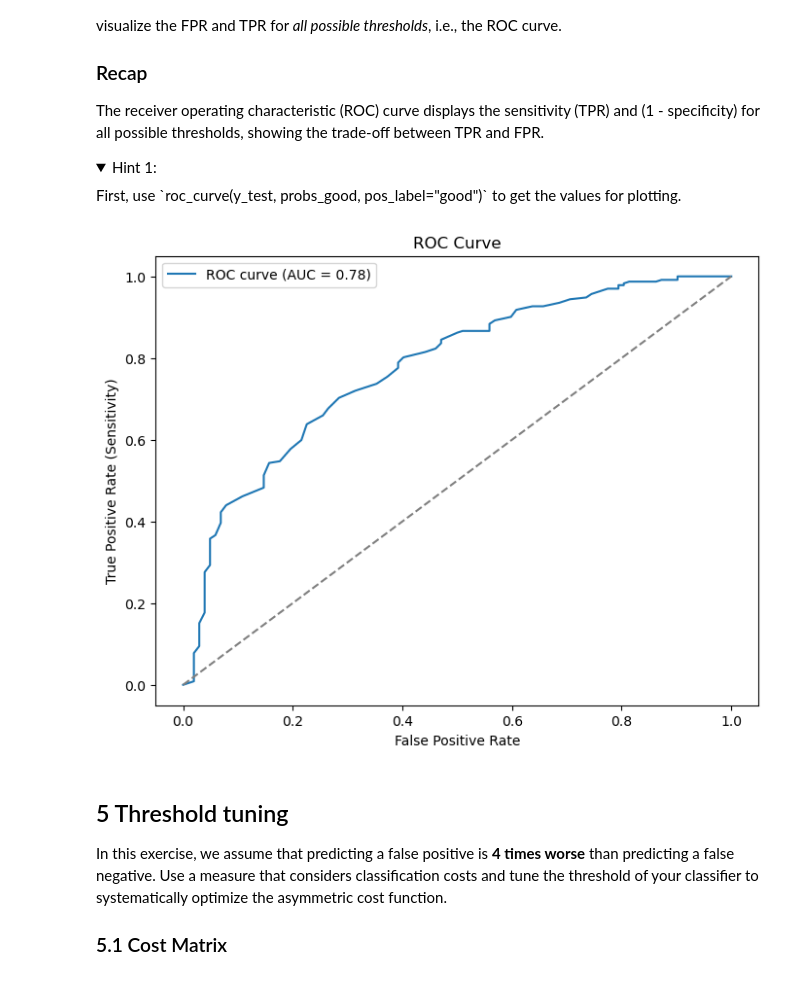
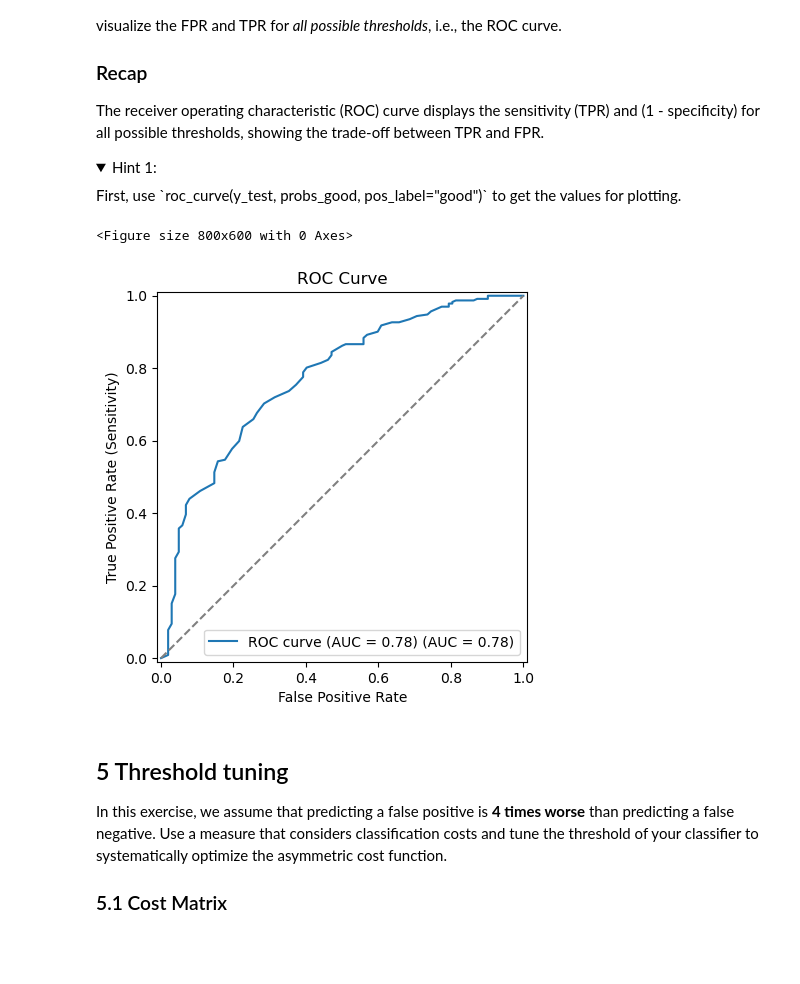
Before and after one commit to slds-lmu/lecture_appml, a Jupyter notebook: exercises/07_imbalancy_correction/07_1_roc_analysis_threshold_tuning_py.ipynb, the cells around one changed output. Drawn from its saved outputs; the diff is of its cells as text; code cells hidden in the pictures; folded sections open; blank space fills up the shorter version.

```diff
--- a/exercises/07_imbalancy_correction/07_1_roc_analysis_threshold_tuning_py.ipynb
+++ b/exercises/07_imbalancy_correction/07_1_roc_analysis_threshold_tuning_py.ipynb
@@ -188,24 +195,27 @@ First, use `roc_curve(y_test, probs_good, pos_label="good")` to get the values f
 # %%
 #===SOLUTION===
 
 import matplotlib.pyplot as plt
-from sklearn.metrics import roc_curve, roc_auc_score
-
-fpr, tpr, thresholds = roc_curve(y_test, probs_good, pos_label="good")
+from sklearn.metrics import roc_curve, roc_auc_score, RocCurveDisplay
 
 y_test_binary = (y_test == "good").astype(int)
 roc_auc = roc_auc_score(y_test_binary, probs_good)
 
 plt.figure(figsize=(8, 6))
-plt.plot(fpr, tpr, label=f"ROC curve (AUC = {roc_auc:.2f})")
+RocCurveDisplay.from_predictions(
+    y_test,
+    probs_good,
+    pos_label="good",
+    name=f"ROC curve (AUC = {roc_auc:.2f})"
+)
 plt.plot([0, 1], [0, 1], linestyle="--", color="gray")
 plt.xlabel("False Positive Rate")
 plt.ylabel("True Positive Rate (Sensitivity)")
 plt.title("ROC Curve")
-plt.legend()
 plt.show()
 # %% [output]
+<Figure size 800x600 with 0 Axes>
-[figure, old version]
+[figure, new version]
 # %% [markdown]
 ## 5 Threshold tuning
 
```
Also changed, not shown: parts of 7 cells of this notebook, 3 other files.
